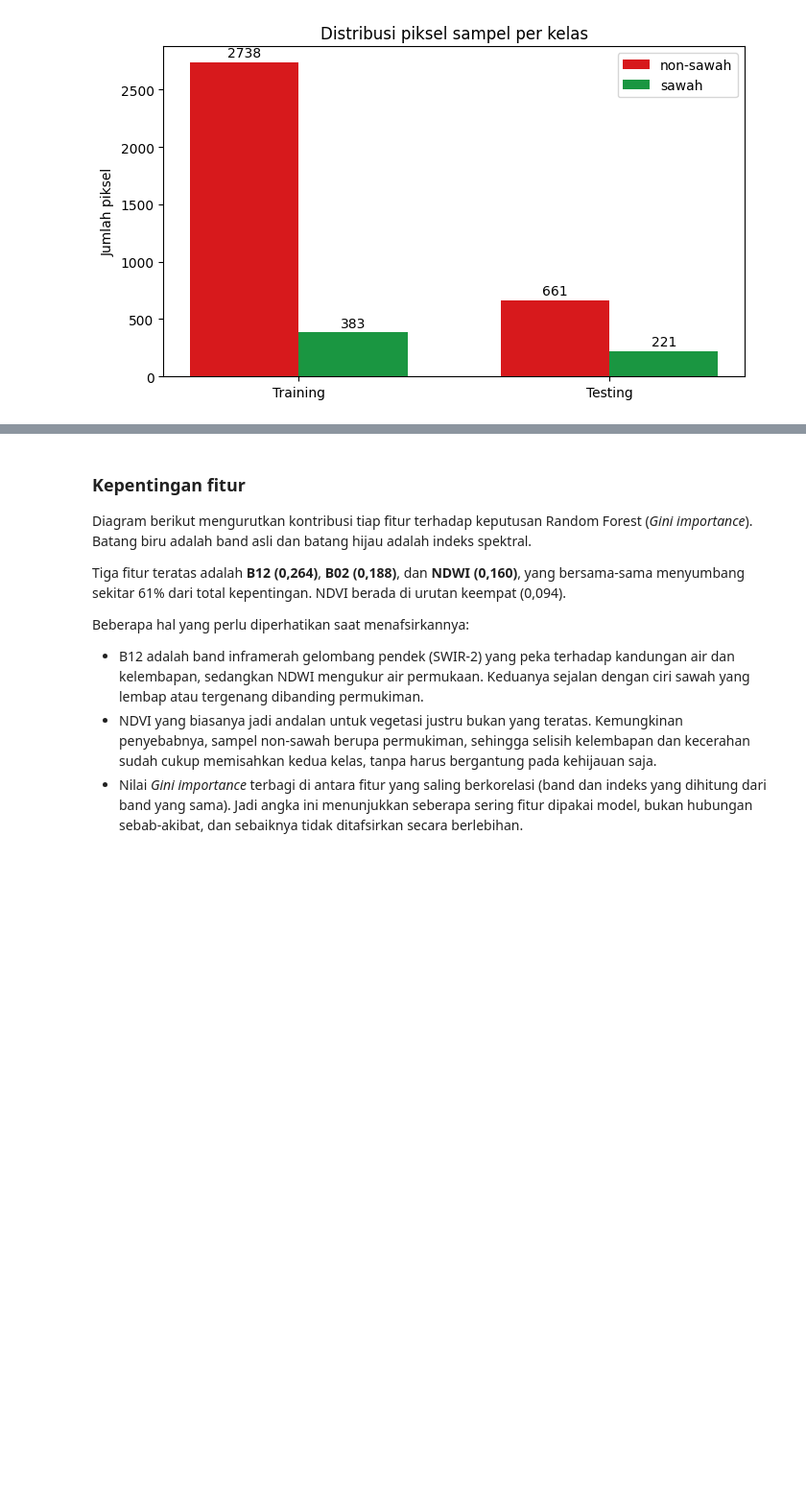
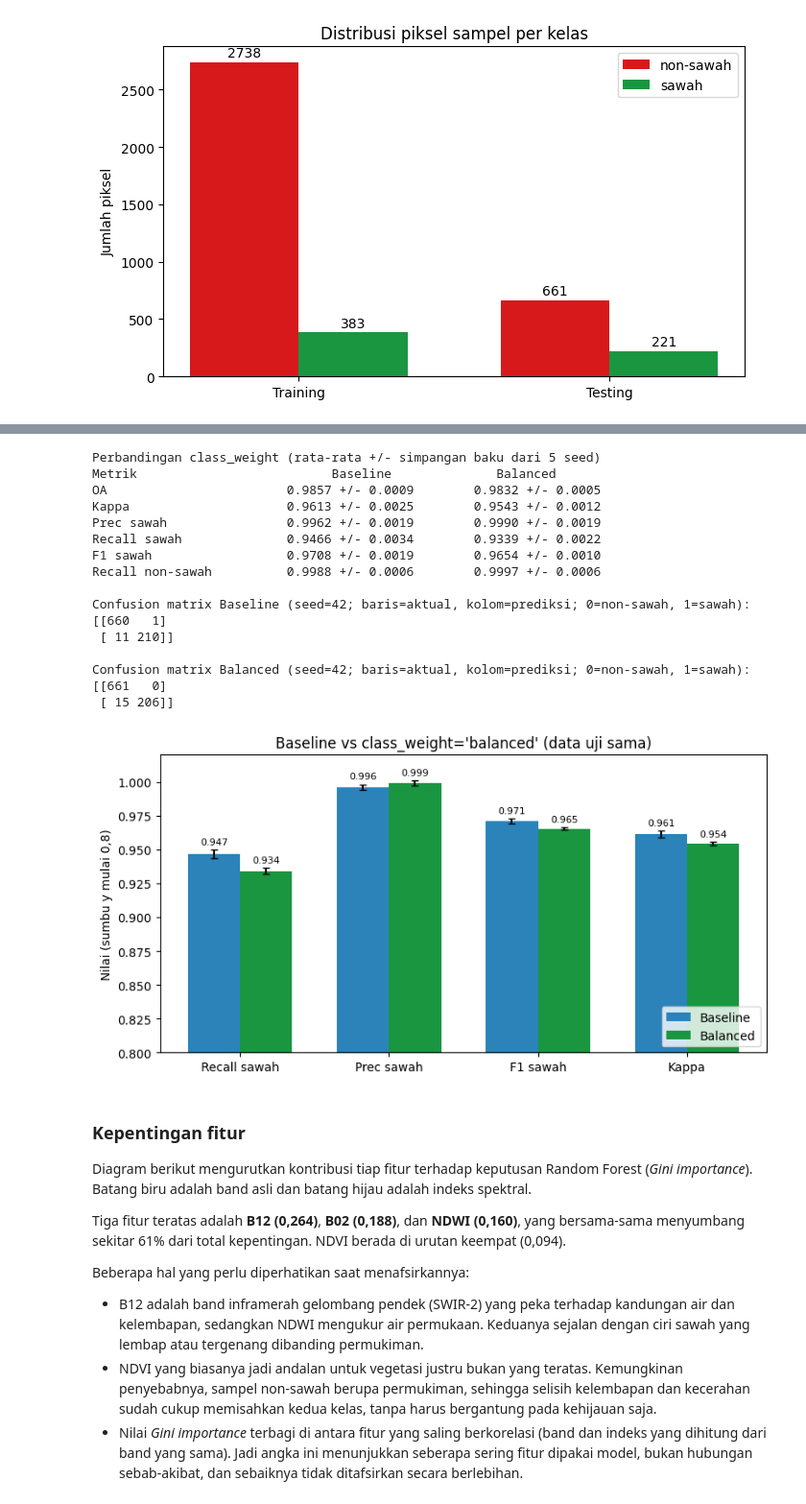
Before and after one commit to Okansyailendra/PSD, a Jupyter notebook: materi/klasifikasi_sawah/klasifikasi_sawah_sentinel2a.ipynb, the cells around one changed output, grey strips where cells are left out. Shown at 96% size. Drawn from its saved outputs; the diff is of its cells as text; code cells hidden in the pictures; blank space fills up the shorter version.

```diff
--- a/materi/klasifikasi_sawah/klasifikasi_sawah_sentinel2a.ipynb
+++ b/materi/klasifikasi_sawah/klasifikasi_sawah_sentinel2a.ipynb
@@ -723,3 +739,83 @@ sawah            383      221     604        15.1%
+# %%
+from sklearn.metrics import precision_recall_fscore_support
+
+SEEDS = [42, 1, 2, 3, 4]
+KONFIG = {
+    "Baseline": None,
+    "Balanced": "balanced",
+}
+METRIK = ["OA", "Kappa", "Prec sawah", "Recall sawah", "F1 sawah", "Recall non-sawah"]
+
+hasil = {nama: {m: [] for m in METRIK} for nama in KONFIG}
+cm_seed_utama = {}
+
+for nama, cw in KONFIG.items():
+    for s in SEEDS:
+        model = RandomForestClassifier(n_estimators=N_TREES, class_weight=cw,
+                                       random_state=s, n_jobs=-1)
+        model.fit(X_train, y_train)          # hanya data training
+        p = model.predict(X_test)            # data uji apa adanya
+        pr, rc, f1, _ = precision_recall_fscore_support(
+            y_test, p, labels=[0, 1], zero_division=0)
+        hasil[nama]["OA"].append(accuracy_score(y_test, p))
+        hasil[nama]["Kappa"].append(cohen_kappa_score(y_test, p))
+        hasil[nama]["Prec sawah"].append(pr[1])
+        hasil[nama]["Recall sawah"].append(rc[1])
+        hasil[nama]["F1 sawah"].append(f1[1])
+        hasil[nama]["Recall non-sawah"].append(rc[0])
+        if s == SEED:
+            cm_seed_utama[nama] = confusion_matrix(y_test, p, labels=[0, 1])
+
+log(f"\nPerbandingan class_weight (rata-rata +/- simpangan baku dari {len(SEEDS)} seed)")
+log(f"{'Metrik':<18}" + "".join(f"{n:>22}" for n in KONFIG))
+for m in METRIK:
+    baris = f"{m:<18}"
+    for nama in KONFIG:
+        v = np.array(hasil[nama][m])
+        baris += f"{v.mean():>14.4f} +/- {v.std():.4f}"
+    log(baris)
+
+for nama, cm_ in cm_seed_utama.items():
+    log(f"\nConfusion matrix {nama} (seed={SEED}; baris=aktual, kolom=prediksi; 0=non-sawah, 1=sawah):")
+    log(cm_)
+
+# Diagram batang: metrik utama kedua konfigurasi
+tampil = ["Recall sawah", "Prec sawah", "F1 sawah", "Kappa"]
+x = np.arange(len(tampil))
+lebar = 0.35
+fig, ax = plt.subplots(figsize=(8, 4.2))
+for i, (nama, warna) in enumerate(zip(KONFIG, ["#2b83ba", "#1a9641"])):
+    rata = [np.mean(hasil[nama][m]) for m in tampil]
+    sd = [np.std(hasil[nama][m]) for m in tampil]
+    b = ax.bar(x + (i - 0.5) * lebar, rata, lebar, yerr=sd, capsize=3,
+               color=warna, label=nama)
+    ax.bar_label(b, fmt="%.3f", padding=3, fontsize=8)
+ax.set_xticks(x)
+ax.set_xticklabels(tampil)
+ax.set_ylim(0.8, 1.02)
+ax.set_ylabel("Nilai (sumbu y mulai 0,8)")
+ax.set_title("Baseline vs class_weight='balanced' (data uji sama)")
+ax.legend(loc="lower right")
+plt.tight_layout()
+plt.show()
+# %% [output]
+Perbandingan class_weight (rata-rata +/- simpangan baku dari 5 seed)
+Metrik                          Baseline              Balanced
+OA                        0.9857 +/- 0.0009        0.9832 +/- 0.0005
+Kappa                     0.9613 +/- 0.0025        0.9543 +/- 0.0012
+Prec sawah                0.9962 +/- 0.0019        0.9990 +/- 0.0019
+Recall sawah              0.9466 +/- 0.0034        0.9339 +/- 0.0022
+F1 sawah                  0.9708 +/- 0.0019        0.9654 +/- 0.0010
+Recall non-sawah          0.9988 +/- 0.0006        0.9997 +/- 0.0006
+
+Confusion matrix Baseline (seed=42; baris=aktual, kolom=prediksi; 0=non-sawah, 1=sawah):
+[[660   1]
+ [ 11 210]]
+
+Confusion matrix Balanced (seed=42; baris=aktual, kolom=prediksi; 0=non-sawah, 1=sawah):
+[[661   0]
+ [ 15 206]]
+[figure, added]
 # %% [markdown]
 ### Kepentingan fitur
 
```
Also changed, not shown: parts of 1 cell of this notebook, 9 other files.
